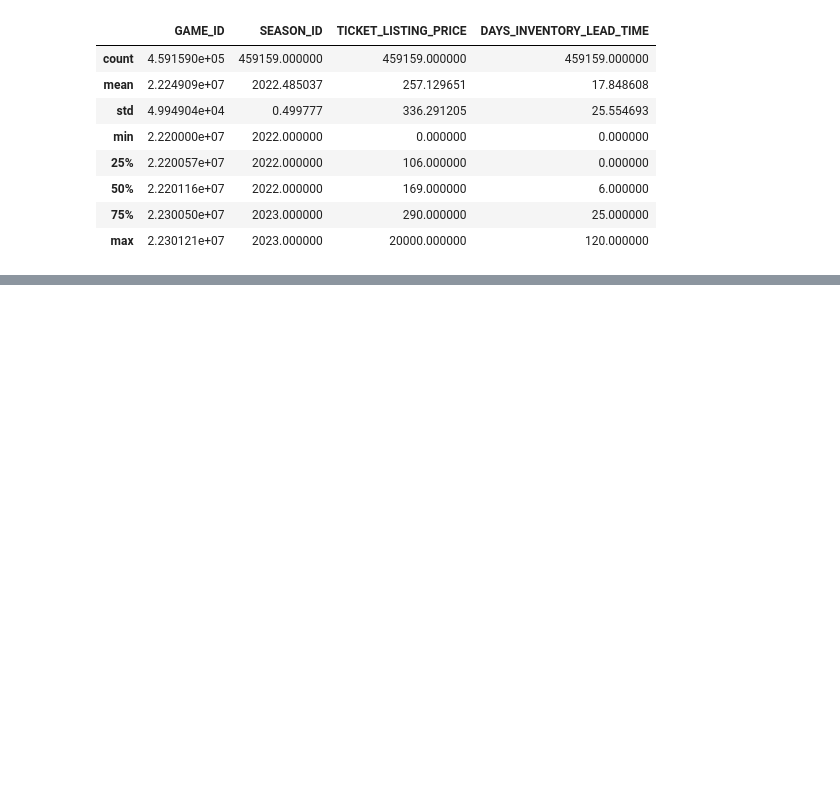
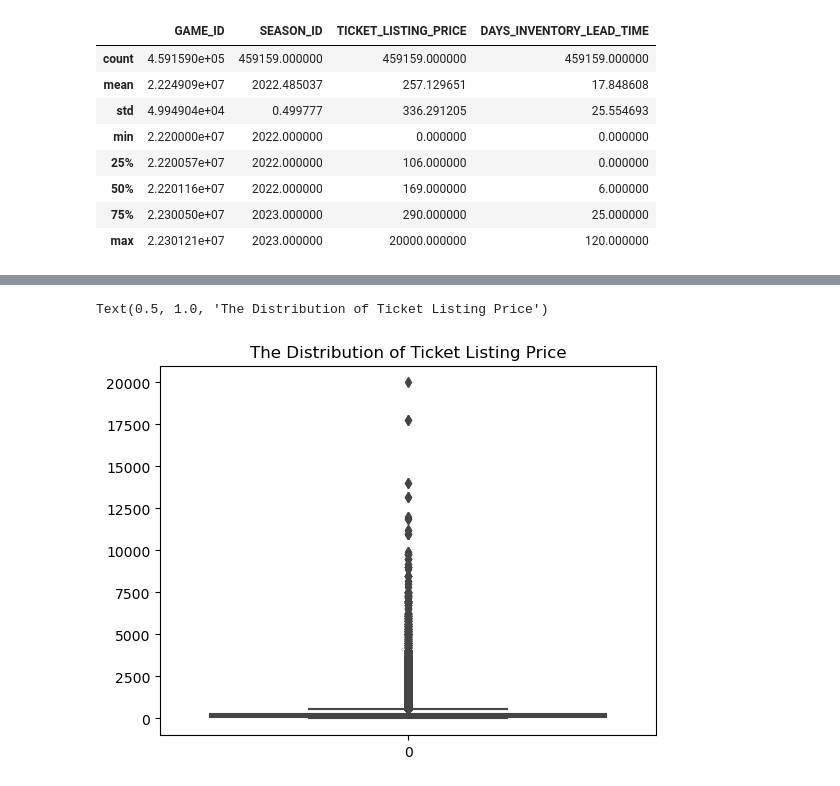
Before and after one commit to asnyder613/NBA_Seating, a Jupyter notebook: NBA_Capstone.ipynb, the cells around one changed output, grey strips where cells are left out. Drawn from its saved outputs; the diff is of its cells as text; code cells hidden in the pictures; blank space fills up the shorter version.

```diff
--- a/NBA_Capstone.ipynb
+++ b/NBA_Capstone.ipynb
@@ -53,0 +128,6 @@ profile.to_notebook_iframe()
+# %%
+sns.boxplot(listing["TICKET_LISTING_PRICE"], palette="rocket")
+plt.title ("The Distribution of Ticket Listing Price")
+# %% [output]
+Text(0.5, 1.0, 'The Distribution of Ticket Listing Price')
+[figure, added]
```
Also changed, not shown: parts of 18 cells of this notebook.
